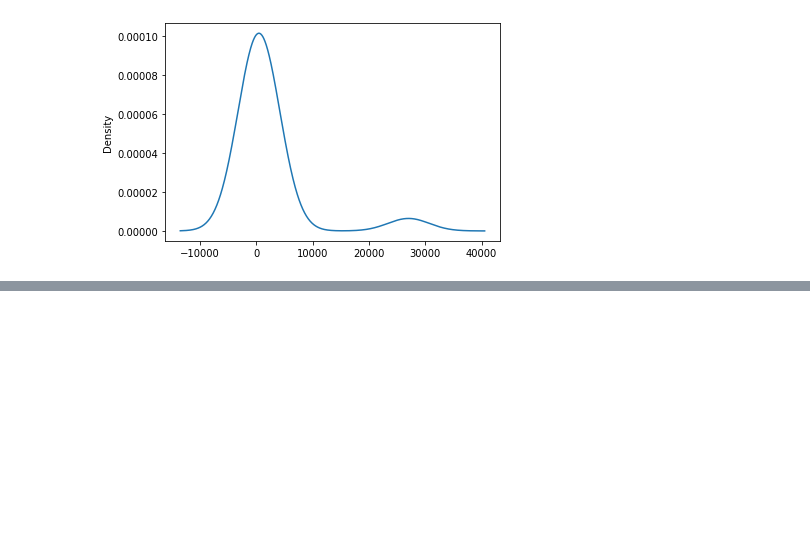
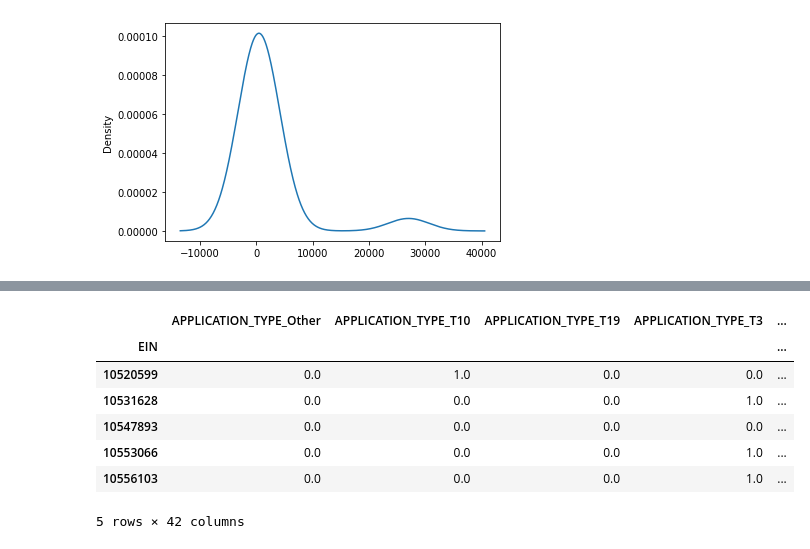
Before and after one commit to shumeiberk/Neural_Network, a Jupyter notebook: AlphabetSoupChallenge.ipynb, the cells around one changed output, grey strips where cells are left out. Cells and saved outputs as stored; diff of their text form; code cells hidden in the pictures; blank space fills up the shorter version.

```diff
--- a/AlphabetSoupChallenge.ipynb
+++ b/AlphabetSoupChallenge.ipynb
@@ -129,0 +210,20 @@ application_type_counts.plot.density()
+# %%
+# Create the OneHotEncoder instance
+
+enc = OneHotEncoder(sparse=False)
+
+# Fit the encoder and produce encoded DataFrame
+encode_df = pd.DataFrame(enc.fit_transform(charity_df[charity_cat]), index = charity_df.index)
+
+# Rename encoded columns
+encode_df.columns = enc.get_feature_names(charity_cat)
+encode_df.head()
+# %% [output]
+|  | APPLICATION_TYPE_Other | APPLICATION_TYPE_T10 | APPLICATION_TYPE_T19 | APPLICATION_TYPE_T3 | ... |
+| EIN |  |  |  |  | ... |
+| 10520599 | 0.0 | 1.0 | 0.0 | 0.0 | ... |
+| 10531628 | 0.0 | 0.0 | 0.0 | 1.0 | ... |
+| 10547893 | 0.0 | 0.0 | 0.0 | 0.0 | ... |
+| 10553066 | 0.0 | 0.0 | 0.0 | 1.0 | ... |
+| 10556103 | 0.0 | 0.0 | 0.0 | 1.0 | ... |
+5 rows × 42 columns
```
Also changed, not shown: parts of 26 cells of this notebook, 8 other files.
